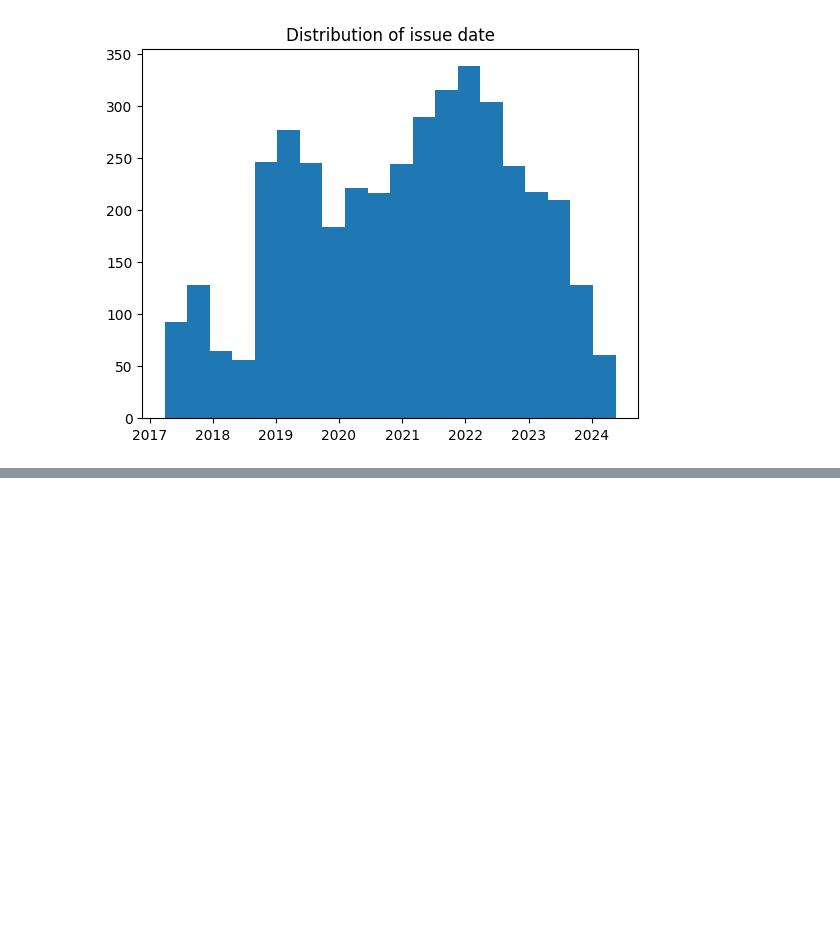
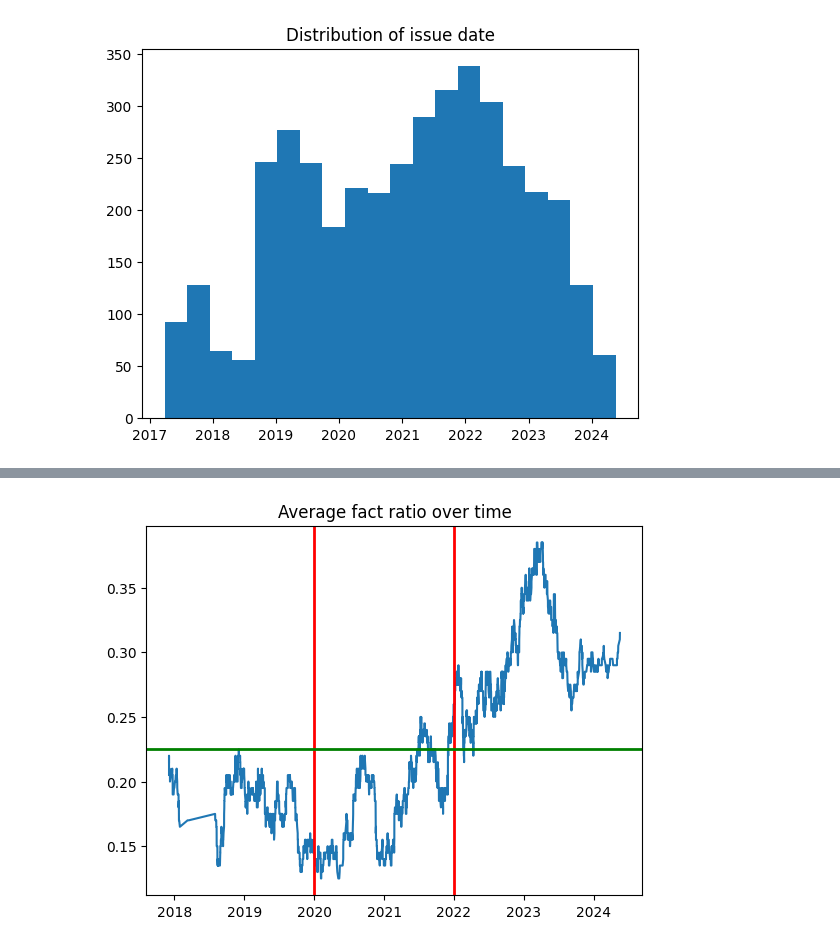
Before and after one commit to gmlwns2000/ai-fact-check-accuracy, a Jupyter notebook: analysis_snu_fact.ipynb, the cells around one changed output, grey strips where cells are left out. Saved outputs shown, nothing was run; the diff lists cells and outputs as text; code cells hidden in the pictures; blank space fills up the shorter version.

```diff
--- a/analysis_snu_fact.ipynb
+++ b/analysis_snu_fact.ipynb
@@ -78,0 +79,16 @@ plt.show()
+# %%
+ma_window_size = 200
+
+ys = df['is_fact'].to_numpy().astype(np.float32)
+ys = moving_average(ys, ma_window_size)
+xs = df['issue_date'][ma_window_size-1:]
+
+plt.title('Average fact ratio over time')
+plt.plot(xs, ys)
+plt.axvline(datetime(2020, 1, 1, 0, 0, 0), color='red', linewidth=2.0)
+plt.axvline(datetime(2022, 1, 1, 0, 0, 0), color='red', linewidth=2.0)
+plt.axhline(0.225, color='green', linewidth=2.0)
+plt.annotate('COVID-19', (datetime(2020, 3, 1, 0, 0, 0), 0.4), fontsize=16)
+plt.show()
+# %% [output]
+[figure, added]
```
Also changed, not shown: parts of 1 cell of this notebook, 1 other file.
